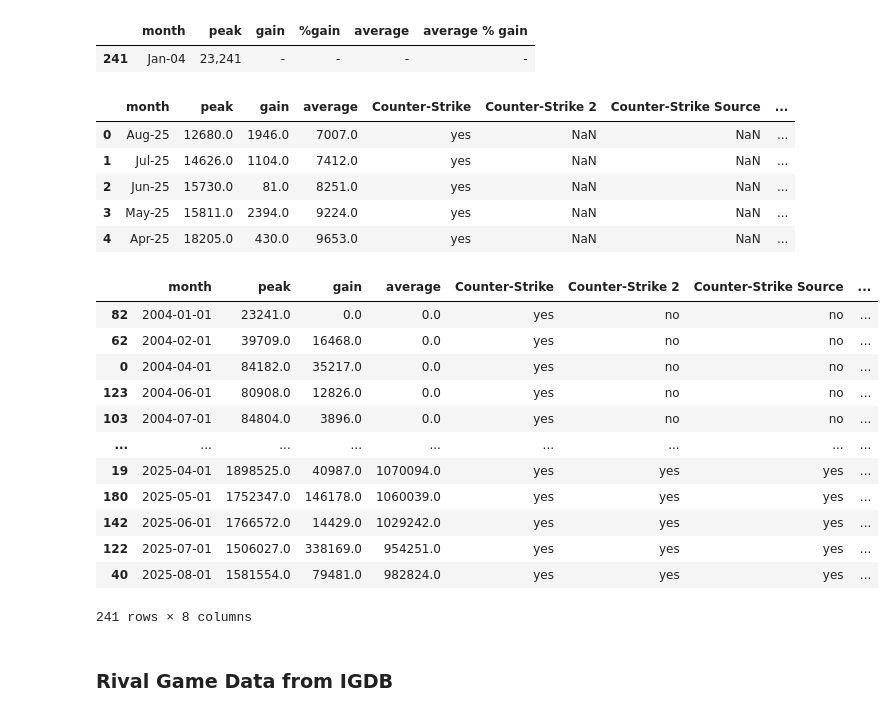
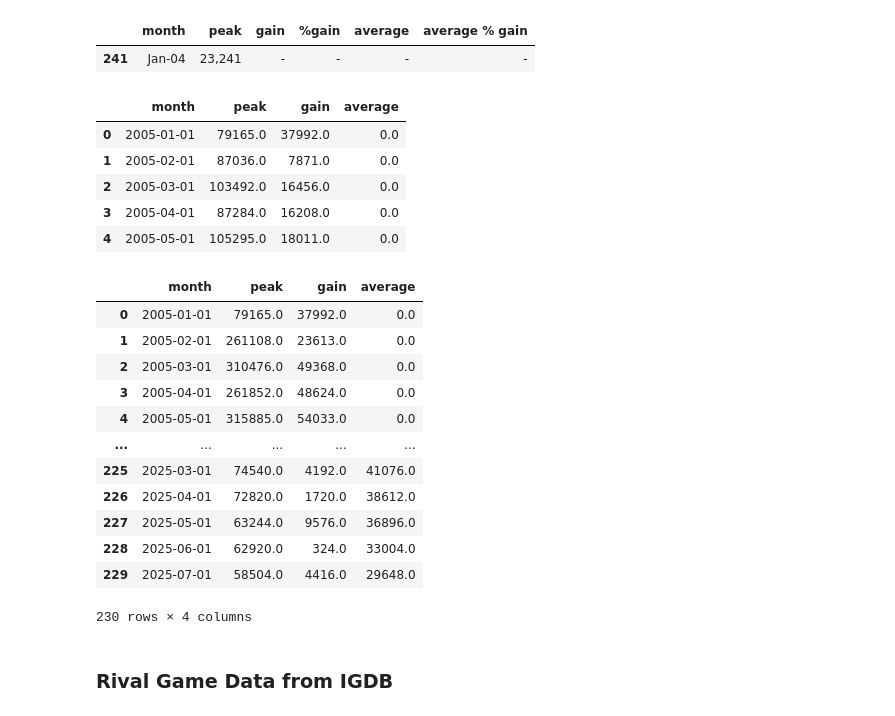
Before and after one commit to Axewuf/Beyond-The-Crosshair, a Jupyter notebook: notebooks/BeyondTheCrosshair.ipynb, the cells around one changed output. Saved outputs shown, nothing was run; the diff lists cells and outputs as text; code cells hidden in the pictures.

```diff
--- a/notebooks/BeyondTheCrosshair.ipynb
+++ b/notebooks/BeyondTheCrosshair.ipynb
@@ -33,42 +33,57 @@ cs_data[['peak', 'gain', 'average']] = cs_data[['peak', 'gain', 'average']].repl
 cs2_data[['peak', 'gain', 'average']] = cs2_data[['peak', 'gain', 'average']].replace({",": "", "-": "0"}, regex=True).astype(float)
 css_data[['peak', 'gain', 'average']] = css_data[['peak', 'gain', 'average']].replace({",": "", "-": "0"}, regex=True).astype(float)
 cscz_data[['peak', 'gain', 'average']] = cscz_data[['peak', 'gain', 'average']].replace({",": "", "-": "0"}, regex=True).astype(float)
+
+fields_to_keep = ['month', 'peak', 'gain', 'average']
+cs_data = cs_data[fields_to_keep][1:]
+cs2_data = cs_data[fields_to_keep][1:]
+css_data = cs_data[fields_to_keep][1:]
+cscz_data = cs_data[fields_to_keep][1:]
+
+csgo_data = cs2_data[cs2_data["month"] < "2023-09-01"]
+cs2_data = cs2_data[cs2_data["month"] >= "2023-09-01"]
+
+cs_data["month"] = pd.to_datetime(cs_data["month"], format="%b-%y")
+cs_data = cs_data.sort_values("month")
+css_data["month"] = pd.to_datetime(css_data["month"], format="%b-%y")
+css_data = css_data.sort_values("month")
+cscz_data["month"] = pd.to_datetime(cscz_data["month"], format="%b-%y")
+cscz_data = cscz_data.sort_values("month")
+csgo_data["month"] = pd.to_datetime(csgo_data["month"], format="%b-%y")
+csgo_data = csgo_data.sort_values("month")
+cs2_data["month"] = pd.to_datetime(cs2_data["month"], format="%b-%y")
+cs2_data = cs2_data.sort_values("month")
 # %%
 fields_game_versions = ['Counter-Strike', 'Counter-Strike 2', 'Counter-Strike Source', 'Counter-Strike Condition Zero']
-fields_to_keep = ['month', 'peak', 'gain', 'average'] + fields_game_versions
-cs_data['Counter-Strike'] = 'yes'
-cs2_data['Counter-Strike 2'] = 'yes'
-css_data['Counter-Strike Source'] = 'yes'
-cscz_data['Counter-Strike Condition Zero'] = 'yes'
+
 cs_merged = pd.concat([cs_data.iloc[1:], cs2_data.iloc[1:], css_data.iloc[1:], cscz_data.iloc[1:]], ignore_index=True)
 cs_merged = cs_merged[fields_to_keep]
 cs_merged.head()
 # %% [output]
-|  | month | peak | gain | average | Counter-Strike | Counter-Strike 2 | Counter-Strike Source | ... |
-| 0 | Aug-25 | 12680.0 | 1946.0 | 7007.0 | yes | NaN | NaN | ... |
-| 1 | Jul-25 | 14626.0 | 1104.0 | 7412.0 | yes | NaN | NaN | ... |
-| 2 | Jun-25 | 15730.0 | 81.0 | 8251.0 | yes | NaN | NaN | ... |
-| 3 | May-25 | 15811.0 | 2394.0 | 9224.0 | yes | NaN | NaN | ... |
-| 4 | Apr-25 | 18205.0 | 430.0 | 9653.0 | yes | NaN | NaN | ... |
+|  | month | peak | gain | average |
+| 0 | 2005-01-01 | 79165.0 | 37992.0 | 0.0 |
+| 1 | 2005-02-01 | 87036.0 | 7871.0 | 0.0 |
+| 2 | 2005-03-01 | 103492.0 | 16456.0 | 0.0 |
+| 3 | 2005-04-01 | 87284.0 | 16208.0 | 0.0 |
+| 4 | 2005-05-01 | 105295.0 | 18011.0 | 0.0 |
 # %%
 SteamDB_merged_grouped = cs_merged.groupby(cs_merged.columns[0]).sum()
-SteamDB_merged_grouped[fields_game_versions] = SteamDB_merged_grouped[fields_game_versions].replace(0, "no")
 
 SteamDB_merged_grouped = SteamDB_merged_grouped.reset_index()
 SteamDB_merged_grouped["month"] = pd.to_datetime(SteamDB_merged_grouped["month"], format="%b-%y")
 SteamDB_merged_grouped = SteamDB_merged_grouped.sort_values("month")
 SteamDB_merged_grouped
 # %% [output]
-|  | month | peak | gain | average | Counter-Strike | Counter-Strike 2 | Counter-Strike Source | ... |
-| 82 | 2004-01-01 | 23241.0 | 0.0 | 0.0 | yes | no | no | ... |
-| 62 | 2004-02-01 | 39709.0 | 16468.0 | 0.0 | yes | no | no | ... |
-| 0 | 2004-04-01 | 84182.0 | 35217.0 | 0.0 | yes | no | no | ... |
-| 123 | 2004-06-01 | 80908.0 | 12826.0 | 0.0 | yes | no | no | ... |
-| 103 | 2004-07-01 | 84804.0 | 3896.0 | 0.0 | yes | no | no | ... |
-| ... | ... | ... | ... | ... | ... | ... | ... | ... |
-| 19 | 2025-04-01 | 1898525.0 | 40987.0 | 1070094.0 | yes | yes | yes | ... |
-| 180 | 2025-05-01 | 1752347.0 | 146178.0 | 1060039.0 | yes | yes | yes | ... |
-| 142 | 2025-06-01 | 1766572.0 | 14429.0 | 1029242.0 | yes | yes | yes | ... |
-| 122 | 2025-07-01 | 1506027.0 | 338169.0 | 954251.0 | yes | yes | yes | ... |
-| 40 | 2025-08-01 | 1581554.0 | 79481.0 | 982824.0 | yes | yes | yes | ... |
+|  | month | peak | gain | average |
+| 0 | 2005-01-01 | 79165.0 | 37992.0 | 0.0 |
+| 1 | 2005-02-01 | 261108.0 | 23613.0 | 0.0 |
+| 2 | 2005-03-01 | 310476.0 | 49368.0 | 0.0 |
+| 3 | 2005-04-01 | 261852.0 | 48624.0 | 0.0 |
+| 4 | 2005-05-01 | 315885.0 | 54033.0 | 0.0 |
+| ... | ... | ... | ... | ... |
+| 225 | 2025-03-01 | 74540.0 | 4192.0 | 41076.0 |
+| 226 | 2025-04-01 | 72820.0 | 1720.0 | 38612.0 |
+| 227 | 2025-05-01 | 63244.0 | 9576.0 | 36896.0 |
+| 228 | 2025-06-01 | 62920.0 | 324.0 | 33004.0 |
+| 229 | 2025-07-01 | 58504.0 | 4416.0 | 29648.0 |
-241 rows × 8 columns
+230 rows × 4 columns
```
Also changed, not shown: parts of 3 cells of this notebook, 6 other files.
